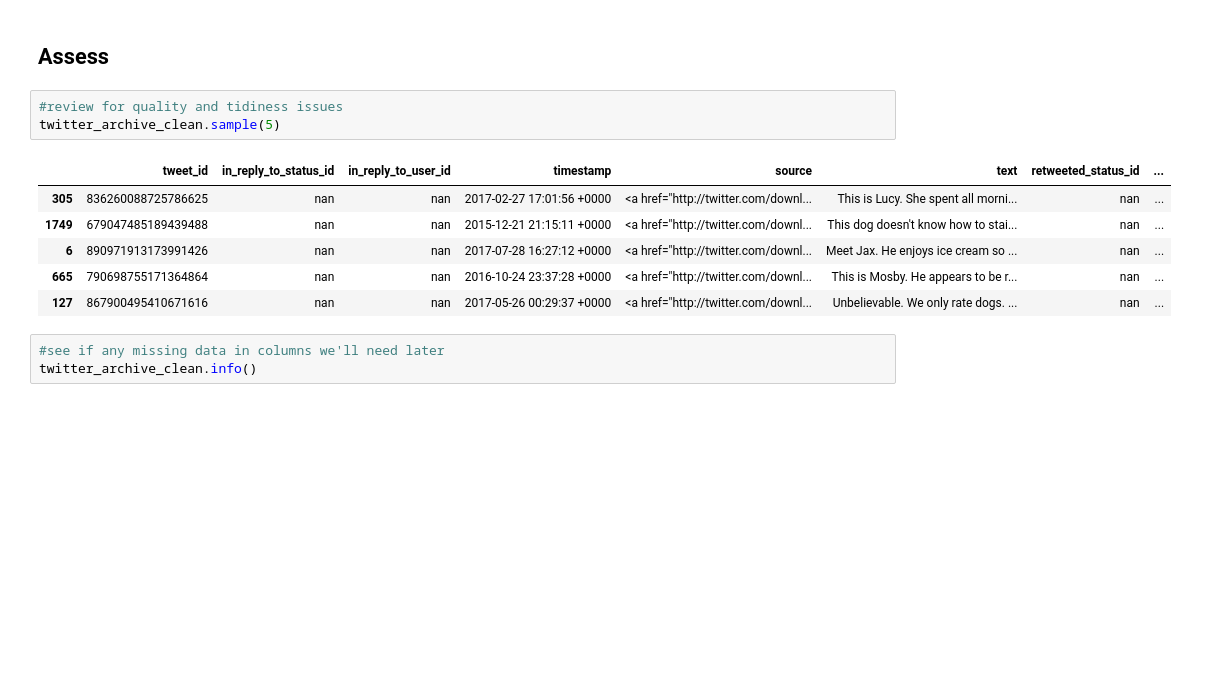
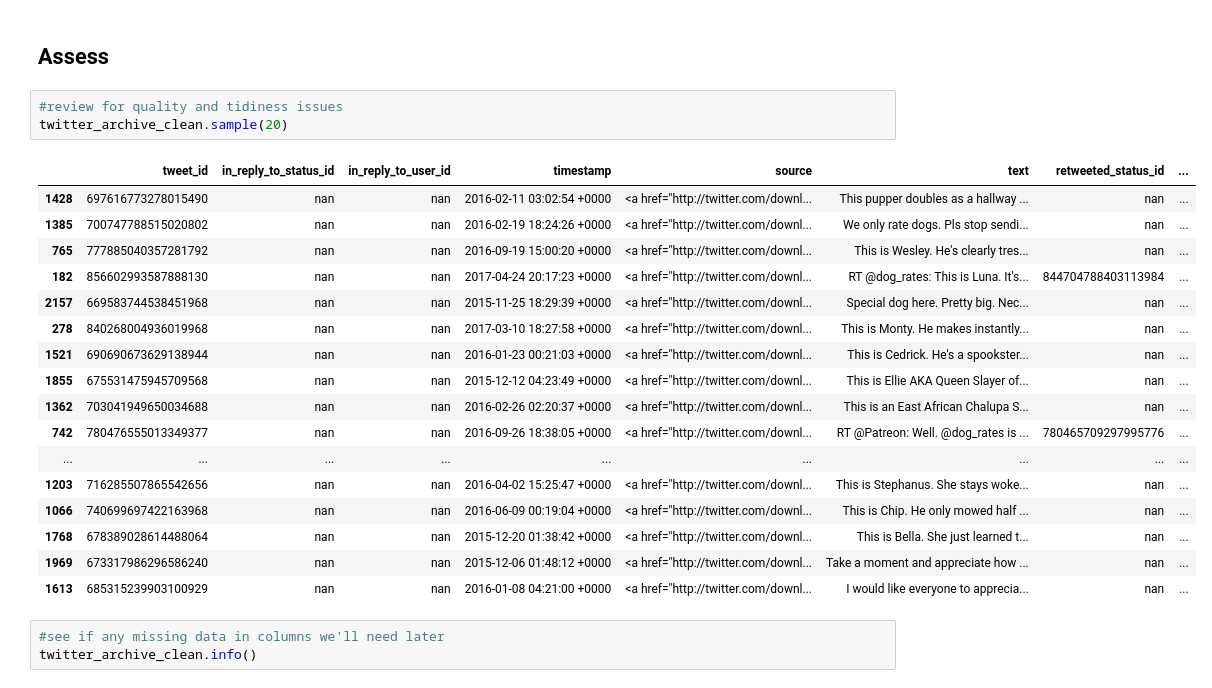
Before and after one commit to PhilipKarns/we_rate_dogs, a Jupyter notebook: wrangle_act.ipynb, the cells around one changed output. Drawn from its saved outputs; the diff is of its cells as text; blank space fills up the shorter version.

Commit message:
started data cleaning

```diff
--- a/wrangle_act.ipynb
+++ b/wrangle_act.ipynb
@@ -112,14 +112,25 @@ json_info_clean.head()
 ## Assess
 # %%
 #review for quality and tidiness issues
-twitter_archive_clean.sample(5)
+twitter_archive_clean.sample(20)
 # %% [output]
 |  | tweet_id | in_reply_to_status_id | in_reply_to_user_id | timestamp | source | text | retweeted_status_id | ... |
-| 305 | 836260088725786625 | nan | nan | 2017-02-27 17:01:56 +0000 | <a href="http://twitter.com/downl... | This is Lucy. She spent all morni... | nan | ... |
-| 1749 | 679047485189439488 | nan | nan | 2015-12-21 21:15:11 +0000 | <a href="http://twitter.com/downl... | This dog doesn't know how to stai... | nan | ... |
-| 6 | 890971913173991426 | nan | nan | 2017-07-28 16:27:12 +0000 | <a href="http://twitter.com/downl... | Meet Jax. He enjoys ice cream so ... | nan | ... |
-| 665 | 790698755171364864 | nan | nan | 2016-10-24 23:37:28 +0000 | <a href="http://twitter.com/downl... | This is Mosby. He appears to be r... | nan | ... |
-| 127 | 867900495410671616 | nan | nan | 2017-05-26 00:29:37 +0000 | <a href="http://twitter.com/downl... | Unbelievable. We only rate dogs. ... | nan | ... |
+| 1428 | 697616773278015490 | nan | nan | 2016-02-11 03:02:54 +0000 | <a href="http://twitter.com/downl... | This pupper doubles as a hallway ... | nan | ... |
+| 1385 | 700747788515020802 | nan | nan | 2016-02-19 18:24:26 +0000 | <a href="http://twitter.com/downl... | We only rate dogs. Pls stop sendi... | nan | ... |
+| 765 | 777885040357281792 | nan | nan | 2016-09-19 15:00:20 +0000 | <a href="http://twitter.com/downl... | This is Wesley. He's clearly tres... | nan | ... |
+| 182 | 856602993587888130 | nan | nan | 2017-04-24 20:17:23 +0000 | <a href="http://twitter.com/downl... | RT @dog_rates: This is Luna. It's... | 844704788403113984 | ... |
+| 2157 | 669583744538451968 | nan | nan | 2015-11-25 18:29:39 +0000 | <a href="http://twitter.com/downl... | Special dog here. Pretty big. Nec... | nan | ... |
+| 278 | 840268004936019968 | nan | nan | 2017-03-10 18:27:58 +0000 | <a href="http://twitter.com/downl... | This is Monty. He makes instantly... | nan | ... |
+| 1521 | 690690673629138944 | nan | nan | 2016-01-23 00:21:03 +0000 | <a href="http://twitter.com/downl... | This is Cedrick. He's a spookster... | nan | ... |
+| 1855 | 675531475945709568 | nan | nan | 2015-12-12 04:23:49 +0000 | <a href="http://twitter.com/downl... | This is Ellie AKA Queen Slayer of... | nan | ... |
+| 1362 | 703041949650034688 | nan | nan | 2016-02-26 02:20:37 +0000 | <a href="http://twitter.com/downl... | This is an East African Chalupa S... | nan | ... |
+| 742 | 780476555013349377 | nan | nan | 2016-09-26 18:38:05 +0000 | <a href="http://twitter.com/downl... | RT @Patreon: Well. @dog_rates is ... | 780465709297995776 | ... |
+| ... | ... | ... | ... | ... | ... | ... | ... | ... |
+| 1203 | 716285507865542656 | nan | nan | 2016-04-02 15:25:47 +0000 | <a href="http://twitter.com/downl... | This is Stephanus. She stays woke... | nan | ... |
+| 1066 | 740699697422163968 | nan | nan | 2016-06-09 00:19:04 +0000 | <a href="http://twitter.com/downl... | This is Chip. He only mowed half ... | nan | ... |
+| 1768 | 678389028614488064 | nan | nan | 2015-12-20 01:38:42 +0000 | <a href="http://twitter.com/downl... | This is Bella. She just learned t... | nan | ... |
+| 1969 | 673317986296586240 | nan | nan | 2015-12-06 01:48:12 +0000 | <a href="http://twitter.com/downl... | Take a moment and appreciate how ... | nan | ... |
+| 1613 | 685315239903100929 | nan | nan | 2016-01-08 04:21:00 +0000 | <a href="http://twitter.com/downl... | I would like everyone to apprecia... | nan | ... |
 # %%
 #see if any missing data in columns we'll need later
 twitter_archive_clean.info()
```
Also changed, not shown: parts of 6 cells of this notebook.
